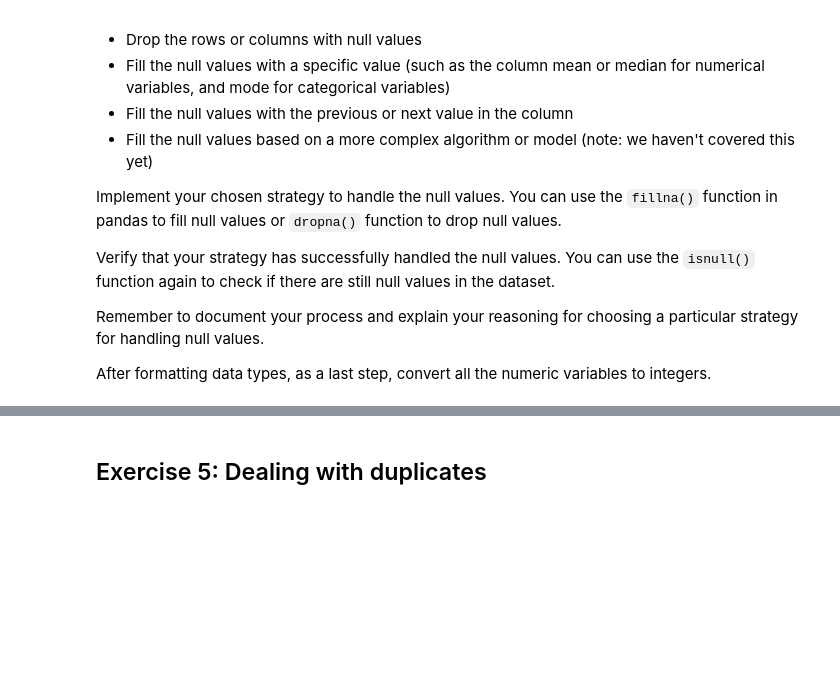
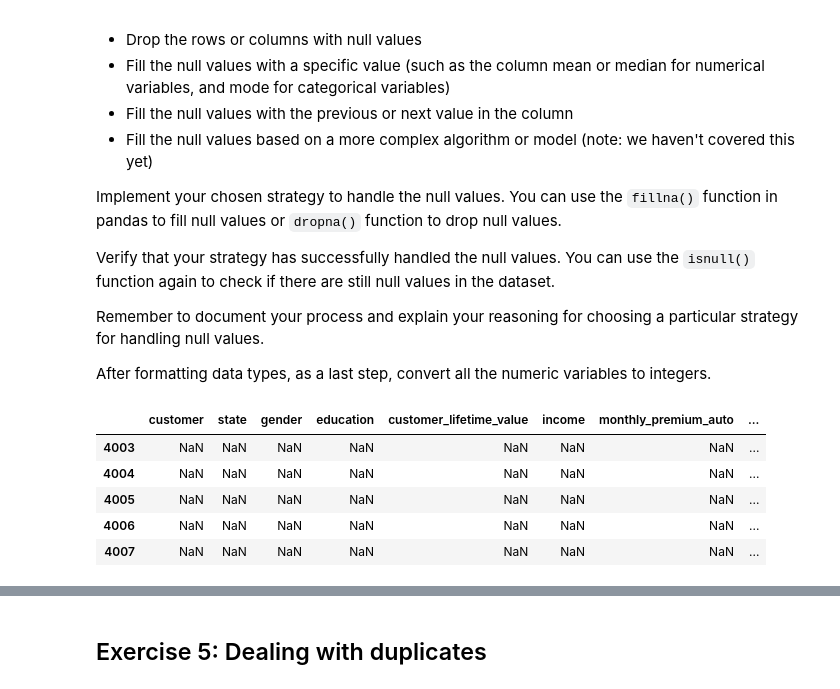
Before and after one commit to Beata2307/lab-dw-data-cleaning-and-formatting, a Jupyter notebook: lab-dw-data-cleaning-and-formatting.ipynb, the cells around one changed output, grey strips where cells are left out. Saved outputs shown, nothing was run; the diff lists cells and outputs as text; code cells hidden in the pictures; blank space fills up the shorter version.

```diff
--- a/lab-dw-data-cleaning-and-formatting.ipynb
+++ b/lab-dw-data-cleaning-and-formatting.ipynb
@@ -172,5 +167,14 @@ Verify that your strategy has successfully handled the null values. You can use
 Remember to document your process and explain your reasoning for choosing a particular strategy for handling null values.
 
 After formatting data types, as a last step, convert all the numeric variables to integers.
+# %%
+df.tail()
+# %% [output]
+|  | customer | state | gender | education | customer_lifetime_value | income | monthly_premium_auto | ... |
+| 4003 | NaN | NaN | NaN | NaN | NaN | NaN | NaN | ... |
+| 4004 | NaN | NaN | NaN | NaN | NaN | NaN | NaN | ... |
+| 4005 | NaN | NaN | NaN | NaN | NaN | NaN | NaN | ... |
+| 4006 | NaN | NaN | NaN | NaN | NaN | NaN | NaN | ... |
+| 4007 | NaN | NaN | NaN | NaN | NaN | NaN | NaN | ... |
 # %%
 # Your code here
```
Also changed, not shown: parts of 16 cells of this notebook.
